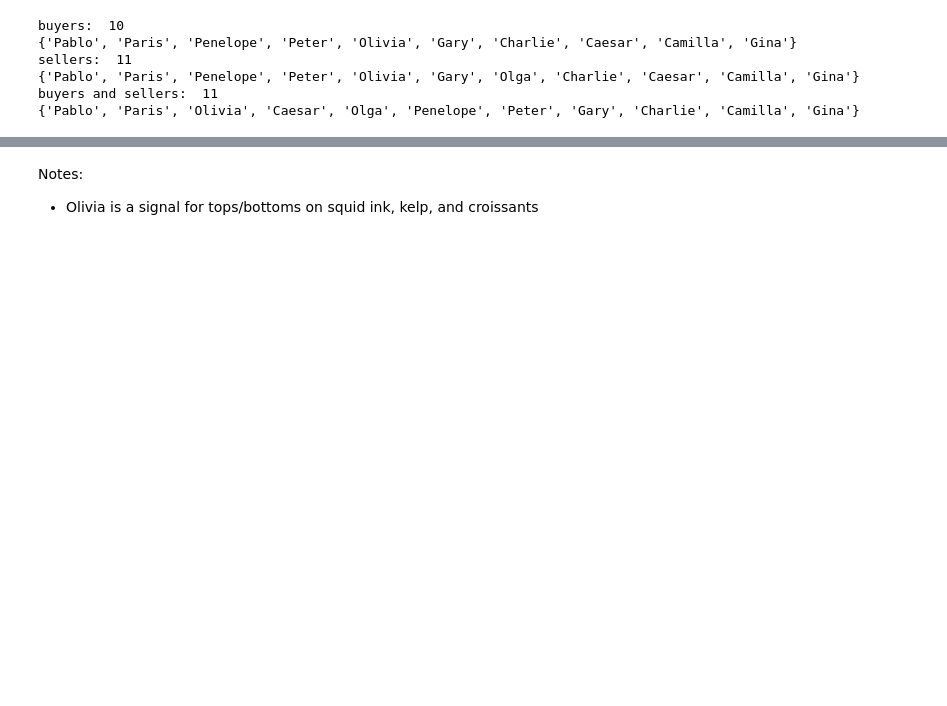
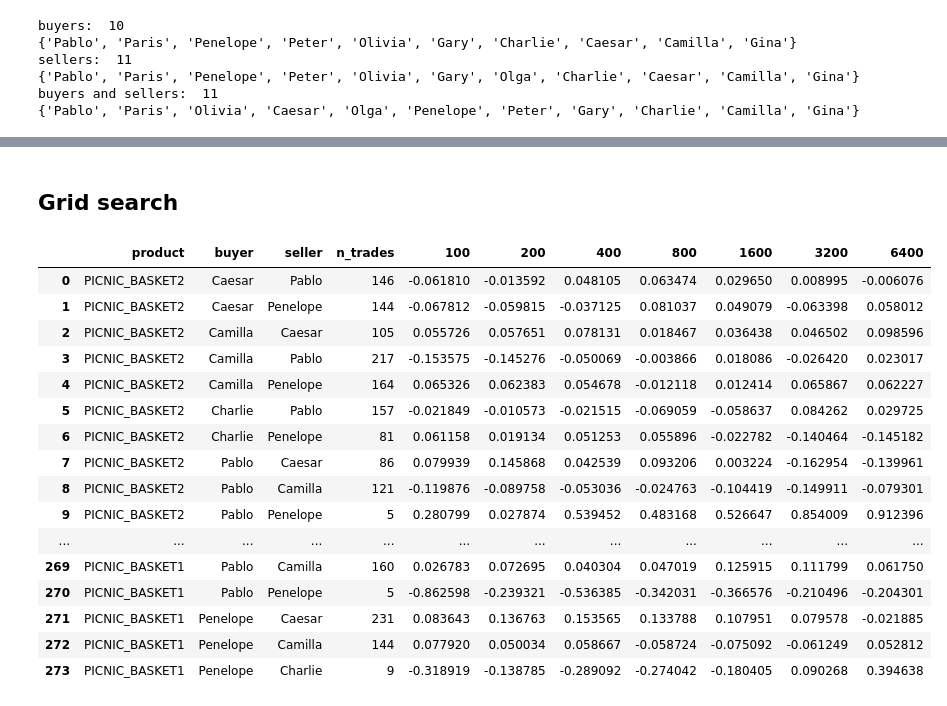
Before and after one commit to chrispyroberts/imc-prosperity-3, a Jupyter notebook: ROUND5/round5_eda_n.ipynb, the cells around one changed output, grey strips where cells are left out. Drawn from its saved outputs; the diff is of its cells as text; code cells hidden in the pictures; blank space fills up the shorter version.

Commit message:
grids

```diff
--- a/ROUND5/round5_eda_n.ipynb
+++ b/ROUND5/round5_eda_n.ipynb
@@ -275,6 +241,5 @@ for trader in tqdm(buyers_and_sellers, desc=f"Generating", position=0):
 
     for product in tqdm(products, desc=f"    {trader}", leave=False, position=1):
         plot_trader_dca_signals(trader, product, trades, prices)
-# %% [markdown]
-Notes:
-- Olivia is a signal for tops/bottoms on squid ink, kelp, and croissants
+# %% [markdown]
+## Grid search
@@ -280,0 +318,60 @@ Notes:
+# %%
+from tqdm.notebook import tqdm
+
+results = []
+for product in tqdm(prices['product'].unique(), desc="Product"):
+    # build the mid‐price series for this product
+    mid_series = prices[prices['product']==product] \
+                   .set_index('timestamp')['mid_price']
+    # all trades in this product
+    sub_trades = trades[trades['symbol']==product]
+
+    # group by (buyer, seller)
+    for (buyer, seller), grp in tqdm(sub_trades.groupby(['buyer','seller']),
+                                     desc=f"  {product}", leave=False):
+        # compute impact at multiple horizons
+        impact_series = compute_trade_impact(
+            mid_series,
+            grp,
+            lookahead_lags=[100, 200, 400, 800, 1600, 3200, 6400]
+        )
+
+        # pack into one row, including product
+        row = {
+            'product': product,
+            'buyer':   buyer,
+            'seller':  seller,
+            'n_trades': len(grp),
+        }
+        # append each lag’s r‑value into the row
+        row.update(impact_series.to_dict())
+
+        results.append(row)
+
+
+# build your final DataFrame
+df_impacts = pd.DataFrame(results)
+
+# ensure column order
+cols = ['product','buyer','seller','n_trades', 100,200,400,800,1600,3200,6400]
+df_impacts = df_impacts[cols]
+# %%
+df_impacts
+# %% [output]
+|  | product | buyer | seller | n_trades | 100 | 200 | 400 | 800 | 1600 | 3200 | 6400 |
+| 0 | PICNIC_BASKET2 | Caesar | Pablo | 146 | -0.061810 | -0.013592 | 0.048105 | 0.063474 | 0.029650 | 0.008995 | -0.006076 |
+| 1 | PICNIC_BASKET2 | Caesar | Penelope | 144 | -0.067812 | -0.059815 | -0.037125 | 0.081037 | 0.049079 | -0.063398 | 0.058012 |
+| 2 | PICNIC_BASKET2 | Camilla | Caesar | 105 | 0.055726 | 0.057651 | 0.078131 | 0.018467 | 0.036438 | 0.046502 | 0.098596 |
+| 3 | PICNIC_BASKET2 | Camilla | Pablo | 217 | -0.153575 | -0.145276 | -0.050069 | -0.003866 | 0.018086 | -0.026420 | 0.023017 |
+| 4 | PICNIC_BASKET2 | Camilla | Penelope | 164 | 0.065326 | 0.062383 | 0.054678 | -0.012118 | 0.012414 | 0.065867 | 0.062227 |
+| 5 | PICNIC_BASKET2 | Charlie | Pablo | 157 | -0.021849 | -0.010573 | -0.021515 | -0.069059 | -0.058637 | 0.084262 | 0.029725 |
+| 6 | PICNIC_BASKET2 | Charlie | Penelope | 81 | 0.061158 | 0.019134 | 0.051253 | 0.055896 | -0.022782 | -0.140464 | -0.145182 |
+| 7 | PICNIC_BASKET2 | Pablo | Caesar | 86 | 0.079939 | 0.145868 | 0.042539 | 0.093206 | 0.003224 | -0.162954 | -0.139961 |
+| 8 | PICNIC_BASKET2 | Pablo | Camilla | 121 | -0.119876 | -0.089758 | -0.053036 | -0.024763 | -0.104419 | -0.149911 | -0.079301 |
+| 9 | PICNIC_BASKET2 | Pablo | Penelope | 5 | 0.280799 | 0.027874 | 0.539452 | 0.483168 | 0.526647 | 0.854009 | 0.912396 |
+| ... | ... | ... | ... | ... | ... | ... | ... | ... | ... | ... | ... |
+| 269 | PICNIC_BASKET1 | Pablo | Camilla | 160 | 0.026783 | 0.072695 | 0.040304 | 0.047019 | 0.125915 | 0.111799 | 0.061750 |
+| 270 | PICNIC_BASKET1 | Pablo | Penelope | 5 | -0.862598 | -0.239321 | -0.536385 | -0.342031 | -0.366576 | -0.210496 | -0.204301 |
+| 271 | PICNIC_BASKET1 | Penelope | Caesar | 231 | 0.083643 | 0.136763 | 0.153565 | 0.133788 | 0.107951 | 0.079578 | -0.021885 |
+| 272 | PICNIC_BASKET1 | Penelope | Camilla | 144 | 0.077920 | 0.050034 | 0.058667 | -0.058724 | -0.075092 | -0.061249 | 0.052812 |
+| 273 | PICNIC_BASKET1 | Penelope | Charlie | 9 | -0.318919 | -0.138785 | -0.289092 | -0.274042 | -0.180405 | 0.090268 | 0.394638 |
```
Also changed, not shown: parts of 10 cells of this notebook.
